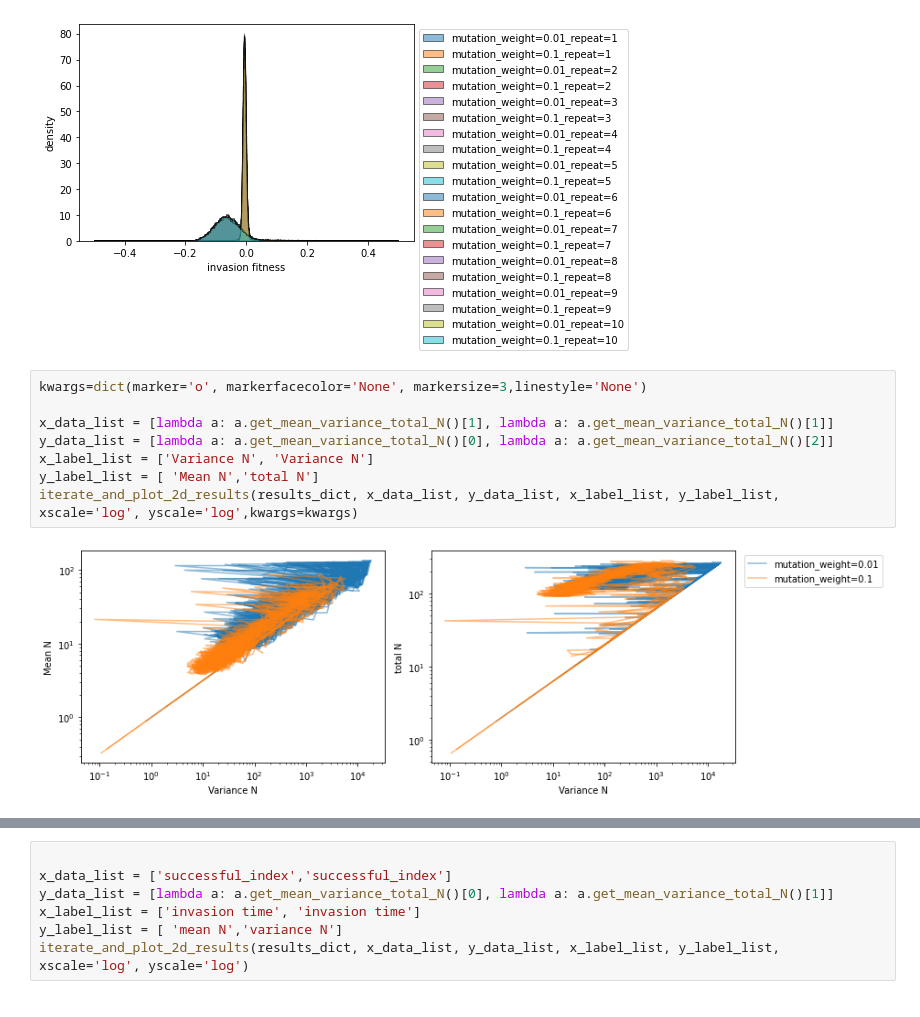
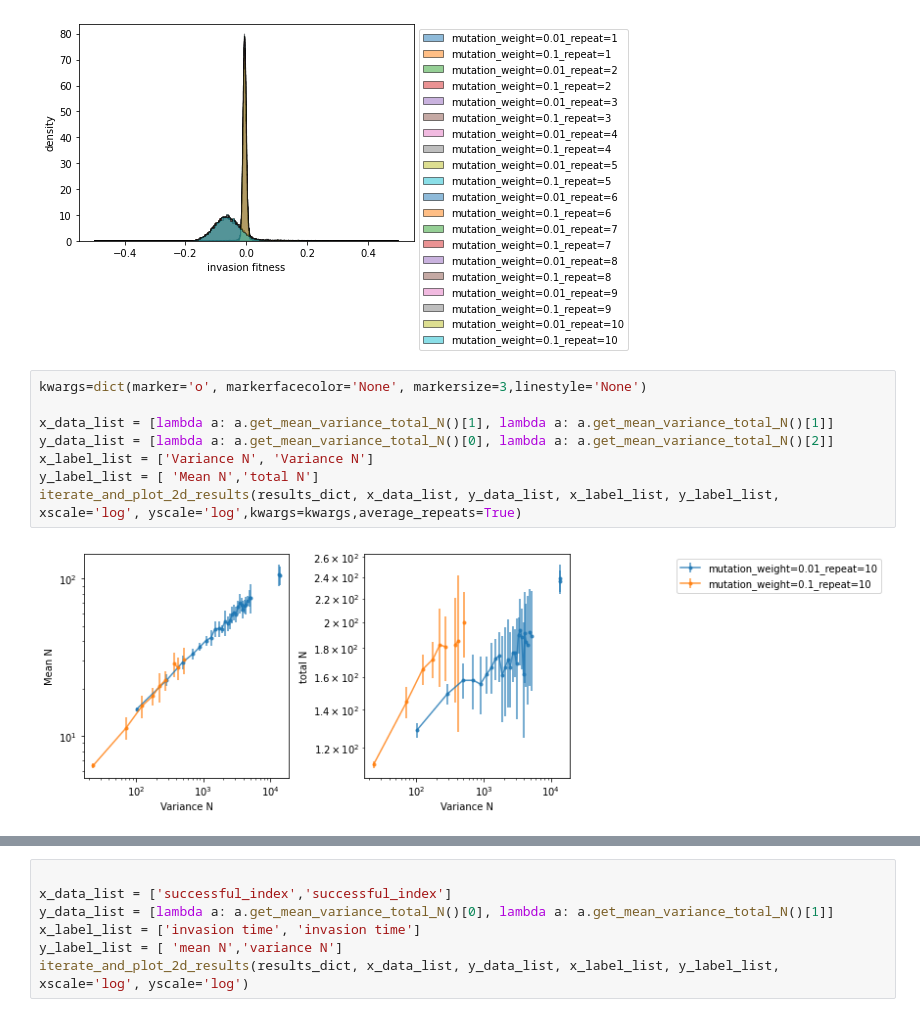
Before and after one commit to fengzhijie88/eco-evolution-simulator, a Jupyter notebook: eco-evolutionary dynamics simulation.ipynb, the cells around one changed output, grey strips where cells are left out. Drawn from its saved outputs; the diff is of its cells as text.

Commit message:
added number of repeat for averaged plots

```diff
--- a/eco-evolutionary dynamics simulation.ipynb
+++ b/eco-evolutionary dynamics simulation.ipynb
@@ -661,10 +661,10 @@ if __name__ == '__main__':
 # %%
 kwargs=dict(marker='o', markerfacecolor='None', markersize=3,linestyle='None')
 
 x_data_list = [lambda a: a.get_mean_variance_total_N()[1], lambda a: a.get_mean_variance_total_N()[1]]
 y_data_list = [lambda a: a.get_mean_variance_total_N()[0], lambda a: a.get_mean_variance_total_N()[2]]
 x_label_list = ['Variance N', 'Variance N']
 y_label_list = [ 'Mean N','total N']
-iterate_and_plot_2d_results(results_dict, x_data_list, y_data_list, x_label_list, y_label_list, xscale='log', yscale='log',kwargs=kwargs)
+iterate_and_plot_2d_results(results_dict, x_data_list, y_data_list, x_label_list, y_label_list, xscale='log', yscale='log',kwargs=kwargs,average_repeats=True)
 # %% [output]
-[figure, old version]
+[figure, new version]
```
Also changed, not shown: parts of 11 cells of this notebook.
